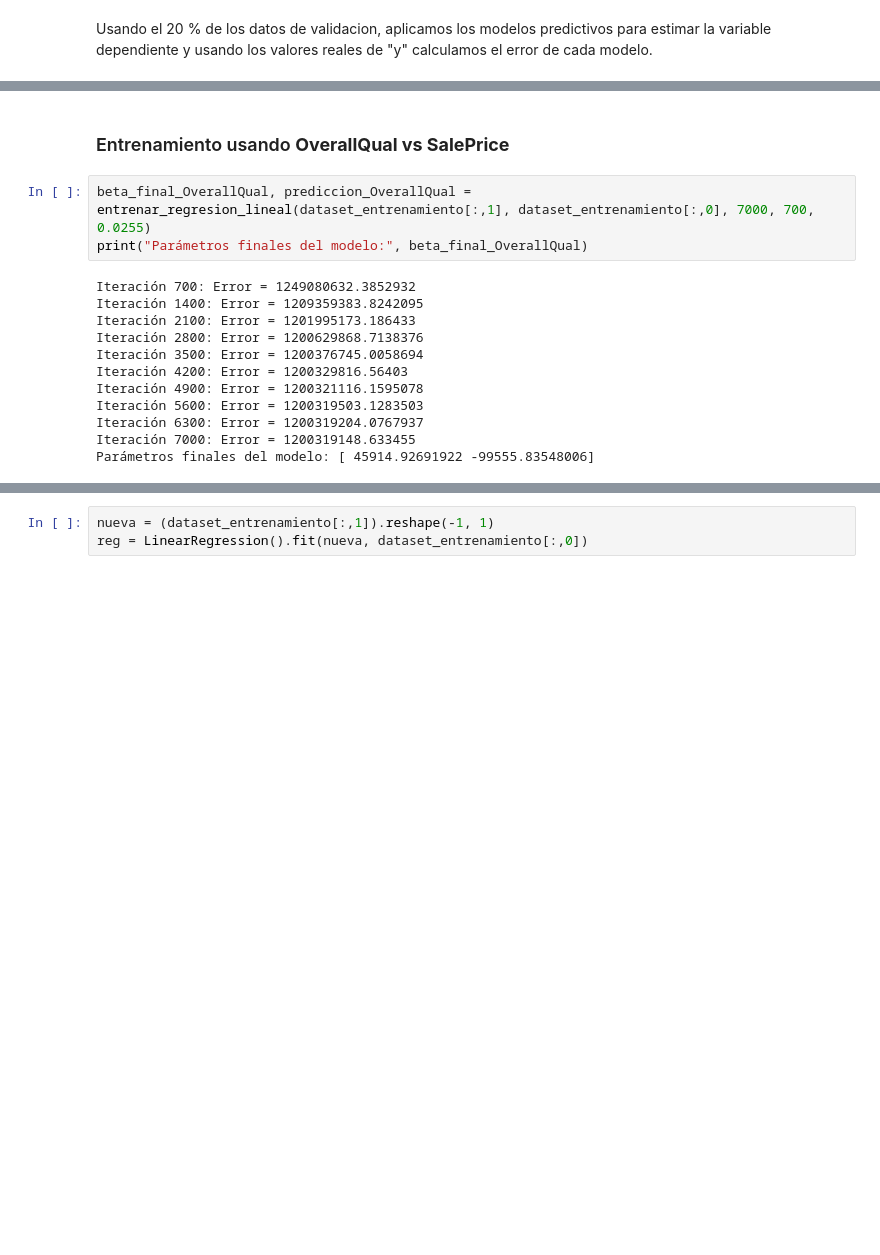
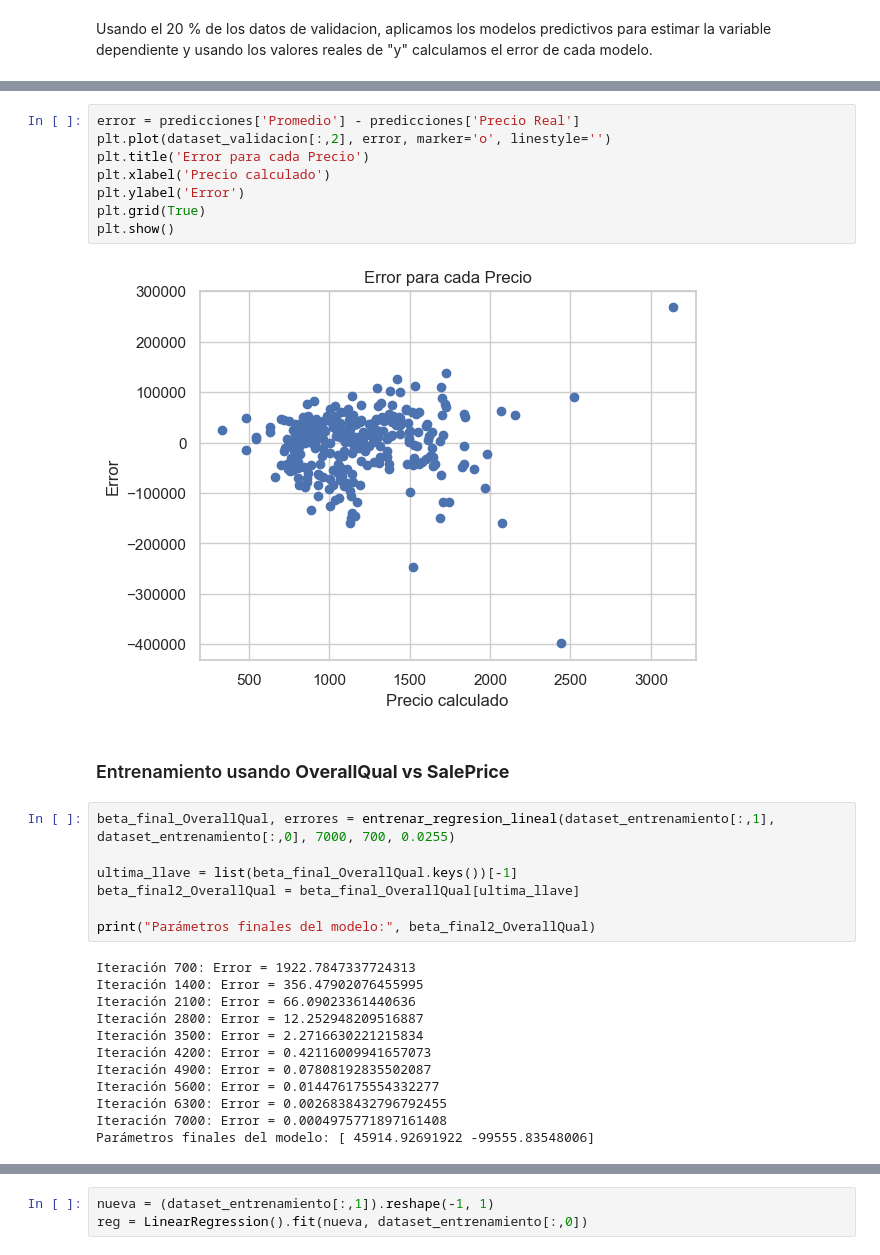
Before and after one commit to ElMangel/Proyecto-1--Regresi-n-con-c-digo, a Jupyter notebook: Proyecto_19000522.ipynb, the cells around one changed output, grey strips where cells are left out. Cells and saved outputs as stored; diff of their text form; blank space fills up the shorter version.

```diff
--- a/Proyecto_19000522.ipynb
+++ b/Proyecto_19000522.ipynb
@@ -443,17 +461,31 @@ predicciones[['Promedio', 'Precio Real', 'Error']].abs()
+# %%
+error = predicciones['Promedio'] - predicciones['Precio Real']
+plt.plot(dataset_validacion[:,2], error, marker='o', linestyle='')
+plt.title('Error para cada Precio')
+plt.xlabel('Precio calculado')
+plt.ylabel('Error')
+plt.grid(True)
+plt.show()
+# %% [output]
+[figure, added]
 # %% [markdown]
 ### Entrenamiento usando **OverallQual vs SalePrice**
 # %%
-beta_final_OverallQual, prediccion_OverallQual = entrenar_regresion_lineal(dataset_entrenamiento[:,1], dataset_entrenamiento[:,0], 7000, 700, 0.0255)
-print("Parámetros finales del modelo:", beta_final_OverallQual)
+beta_final_OverallQual, errores = entrenar_regresion_lineal(dataset_entrenamiento[:,1], dataset_entrenamiento[:,0], 7000, 700, 0.0255)
+
+ultima_llave = list(beta_final_OverallQual.keys())[-1]
+beta_final2_OverallQual = beta_final_OverallQual[ultima_llave]
+
+print("Parámetros finales del modelo:", beta_final2_OverallQual)
 # %% [output]
-Iteración 700: Error = 1249080632.3852932
-Iteración 1400: Error = 1209359383.8242095
-Iteración 2100: Error = 1201995173.186433
-Iteración 2800: Error = 1200629868.7138376
-Iteración 3500: Error = 1200376745.0058694
-Iteración 4200: Error = 1200329816.56403
-Iteración 4900: Error = 1200321116.1595078
-Iteración 5600: Error = 1200319503.1283503
-Iteración 6300: Error = 1200319204.0767937
-Iteración 7000: Error = 1200319148.633455
+Iteración 700: Error = 1922.7847337724313
+Iteración 1400: Error = 356.47902076455995
+Iteración 2100: Error = 66.09023361440636
+Iteración 2800: Error = 12.252948209516887
+Iteración 3500: Error = 2.2716630221215834
+Iteración 4200: Error = 0.42116009941657073
+Iteración 4900: Error = 0.07808192835502087
+Iteración 5600: Error = 0.014476175554332277
+Iteración 6300: Error = 0.0026838432796792455
+Iteración 7000: Error = 0.0004975771897161408
 Parámetros finales del modelo: [ 45914.92691922 -99555.83548006]
```
Also changed, not shown: parts of 14 cells of this notebook.
